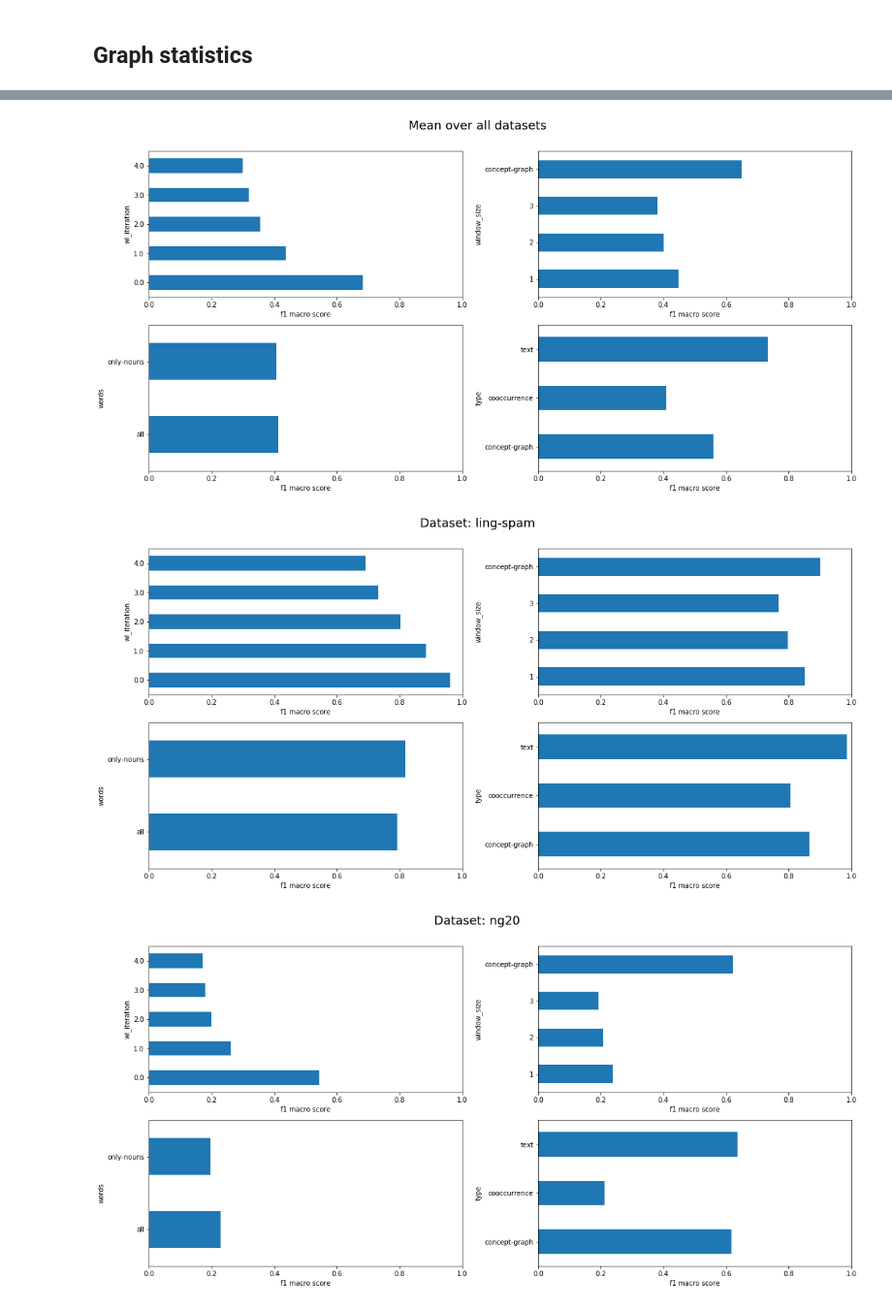
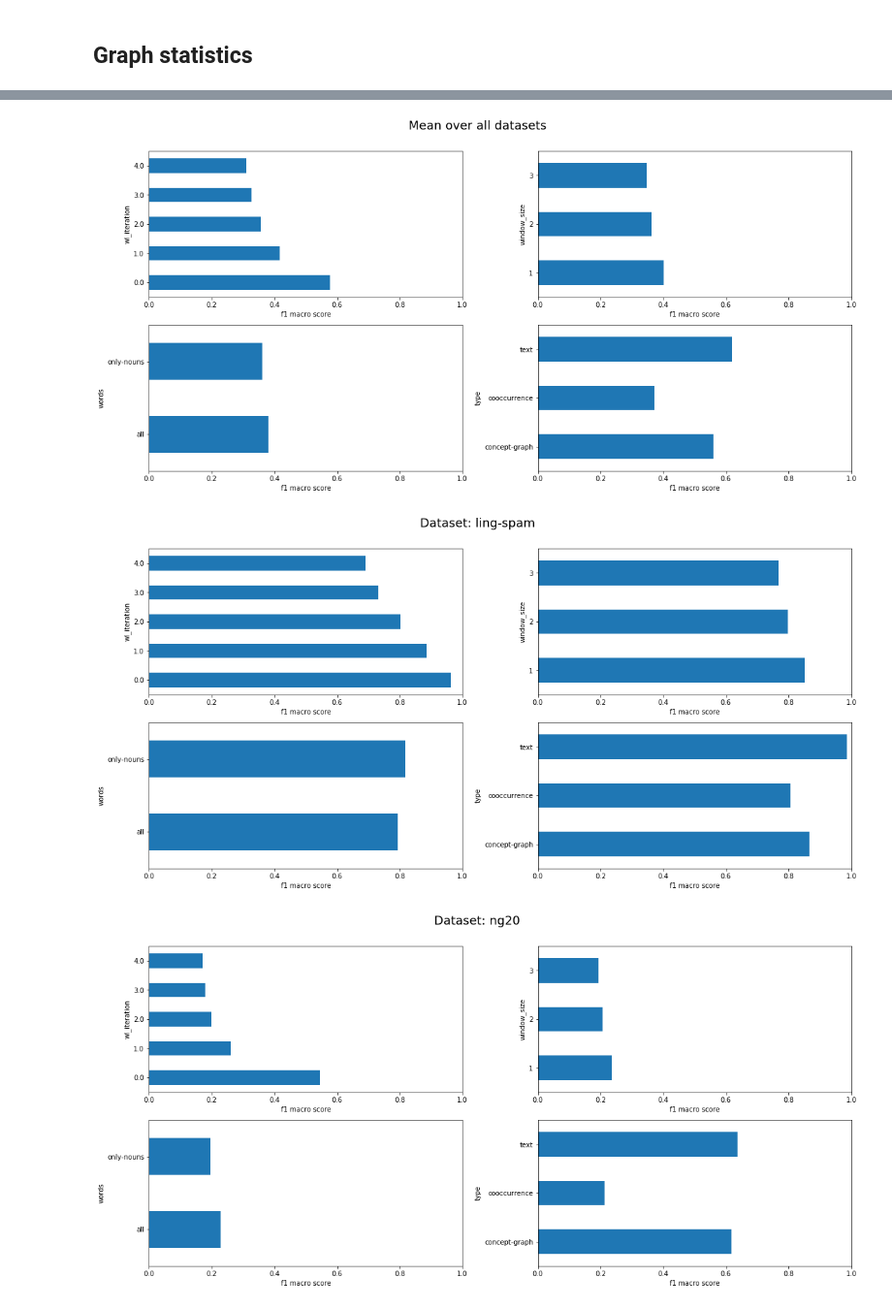
Before and after one commit to davidgengenbach/bachelor-thesis, a Jupyter notebook: code/statistics.ipynb, the cells around one changed output, grey strips where cells are left out. Shown at 97% size. Cells and saved outputs as stored; diff of their text form; code cells hidden in the pictures.

```diff
--- a/code/statistics.ipynb
+++ b/code/statistics.ipynb
@@ -33,6 +33,7 @@ import pandas as pd
 from IPython.display import display
 import matplotlib.pyplot as plt
 import seaborn as sns
+import numpy as np
 
 df_all = None
 for result_file in glob('data/results/*.npy'):
@@ -70,8 +71,4 @@ for result_file in glob('data/results/*.npy'):
     else:
         df_all = df_all.append(result_df)
 
-#df_graphs = df_all[df_all.set_type == 'graph']
-#df_texts = df_all[df_all.set_type == 'text']
-df_all['window_size'].fillna('concept-graph', inplace = True)
-df_all['wl_iteration'] = df_all.wl_iteration.astype(int, errors = 'ignore')
-df_all['type']
+#df_all['window_size'].fillna('concept-graph', inplace = True)
@@ -96,25 +75,27 @@ Name: type, Length: 372, dtype: object
 # %%
 def plot_distributions(df, title = None):
     fig, axes_indexed = plt.subplots(nrows = 2, ncols=2, figsize = (16, 8))
 
     axes = []
     for ax_row in axes_indexed:
         axes += list(ax_row)
     for val, ax in zip(['wl_iteration', 'window_size', 'words', 'type'], axes):
         df.groupby(val).mean_test_score.mean().plot(kind = 'barh', ax = ax, xlim = (0, 1))
         ax.set_xlabel('f1 macro score')
     plt.suptitle(title, size = 18)
     fig.tight_layout()
     fig.subplots_adjust(top=0.90)
 
+df_all = df_all.groupby('dataset').filter(lambda x: len(x.type.value_counts()) == 3).reset_index(drop=True)
+
 plot_distributions(df_all, title = 'Mean over all datasets')
 plt.show()
 for name, df_dataset in df_all.groupby('dataset'):
     if len(df_dataset.type.value_counts()) < 3:
         continue
     plot_distributions(df_dataset, title = 'Dataset: {}'.format(name))
     plt.show()
 # %% [output]
-[figure, old version]
+[figure, new version]
-[figure, old version]
+[figure, new version]
-[figure, old version]
+[figure, new version]
```
Also changed, not shown: parts of 2 cells of this notebook, 2 other files.
